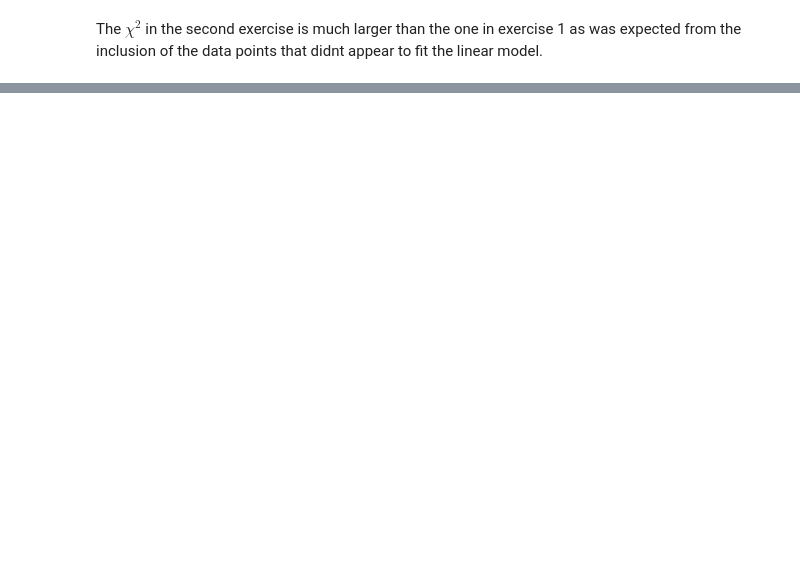
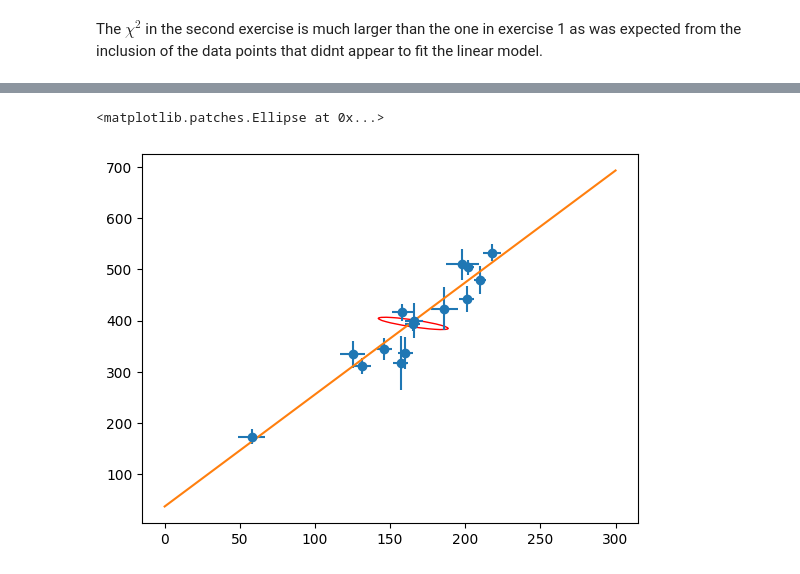
Before and after one commit to MetinSa/AST9051SP, a Jupyter notebook: exercises.ipynb, the cells around one changed output, grey strips where cells are left out. Cells and saved outputs as stored; diff of their text form; code cells hidden in the pictures; blank space fills up the shorter version.

```diff
--- a/exercises.ipynb
+++ b/exercises.ipynb
@@ -271,0 +333,10 @@ x, y, sigma_y, sigma_x = table[:, 5:][:4]
+# %%
+x, y, sigma_y, sigma_x, rho_xy = table[:, 5:]
+
+Z = np.vstack([x, y]).T
+
+S = np.zeros((len(x), 2, 2))
+for idx, (sigma_xi, sigma_yi, rho_xyi) in enumerate(zip(sigma_x, sigma_y, rho_xy)):
+    S[idx] = np.diag([sigma_xi**2, sigma_yi**2])
+    sigma_xyi = sigma_xi * sigma_yi * rho_xyi
+    S[idx, 0, 1] = S[idx, 1, 0] = sigma_xyi
@@ -271,0 +374,58 @@ x, y, sigma_y, sigma_x = table[:, 5:][:4]
+# %%
+from matplotlib import transforms
+from matplotlib.patches import Ellipse
+
+
+x, y, sigma_y, sigma_x, rho_xy = table[:, 5:]
+
+theta_grid = np.linspace(0, np.pi, 100)
+b_perp_grid = np.linspace(0, 100, 100)
+
+chisqs: dict[tuple[int, int], float] = {}
+for theta_idx, theta in enumerate(theta_grid):
+    v_hat = np.array([-np.sin(theta), np.cos(theta)])
+    for b_perp_idx, b_perp in enumerate(b_perp_grid):
+
+        chisqs[theta_idx, b_perp_idx] = 0
+        for x_i, y_i, sigma_y_i, sigma_x_i, rho_xy_i in zip(x, y, sigma_y, sigma_x, rho_xy):
+            S = np.diag([sigma_x_i**2, sigma_y_i**2])
+            sigma_xy = sigma_x_i * sigma_y_i * rho_xy_i
+            S[0, 1] = S[1, 0] = sigma_xy
+            Z = np.array([x_i, y_i])
+            Delta_i = v_hat.T  @ Z - b_perp
+            Sigma_sq = v_hat.T @ S @ v_hat
+            chisqs[theta_idx, b_perp_idx] += Delta_i**2 / Sigma_sq
+
+
+theta_idx, b_perp_idx = min(chisqs, key=chisqs.get)
+theta = theta_grid[theta_idx]
+b_perp = b_perp_grid[b_perp_idx]
+
+# get the slope and intercept from the orthogonal model
+m = np.tan(theta)
+b = b_perp / np.cos(theta)
+
+x_new = np.linspace(0, 300, 20)
+y_hat = evaluate_linear_model(x_new, b, m)
+
+fig, ax = plt.subplots()
+ax.errorbar(x, y, yerr=sigma_y, xerr=sigma_x, fmt="o")
+ax.plot(x_new, y_hat, label=rf"$y = {{{m:.2f}}}x + {b:.2f}$")
+
+# for each data point, plot the error ellipse
+for x_i, y_i, sigma_x_i, sigma_y_i, rho_xy_i in zip(x, y, sigma_x, sigma_y, rho_xy):
+    S = np.diag([sigma_x_i**2, sigma_y_i**2])
+    sigma_xy = sigma_x_i * sigma_y_i * rho_xy_i
+    S[0, 1] = S[1, 0] = sigma_xy
+    sigma_x_i, sigma_y_i = np.sqrt(np.diag(S))
+    theta = 0.5 * np.arctan2(2 * sigma_xy, sigma_x_i**2 - sigma_y_i**2)
+    sigma_x_i, sigma_y_i = np.sqrt(np.diag(S))
+    ax.add_artist(Ellipse((x_i, y_i), 2*sigma_x_i, 2*sigma_y_i, angle=theta*180/np.pi, fill=False, color="red"))
+# plt.errorbar(x, y, yerr=sigma_y, fmt="o")
+# plt.plot(x_new, y_hat, label=rf"$y = {{{m:.2f}}}x + {b:.2f}$")
+# plt.legend()
+# plt.xlabel("$x$")
+# plt.ylabel("$y$")
+# %% [output]
+<matplotlib.patches.Ellipse at 0x...>
+[figure, added]
```
Also changed, not shown: parts of 13 cells of this notebook.
